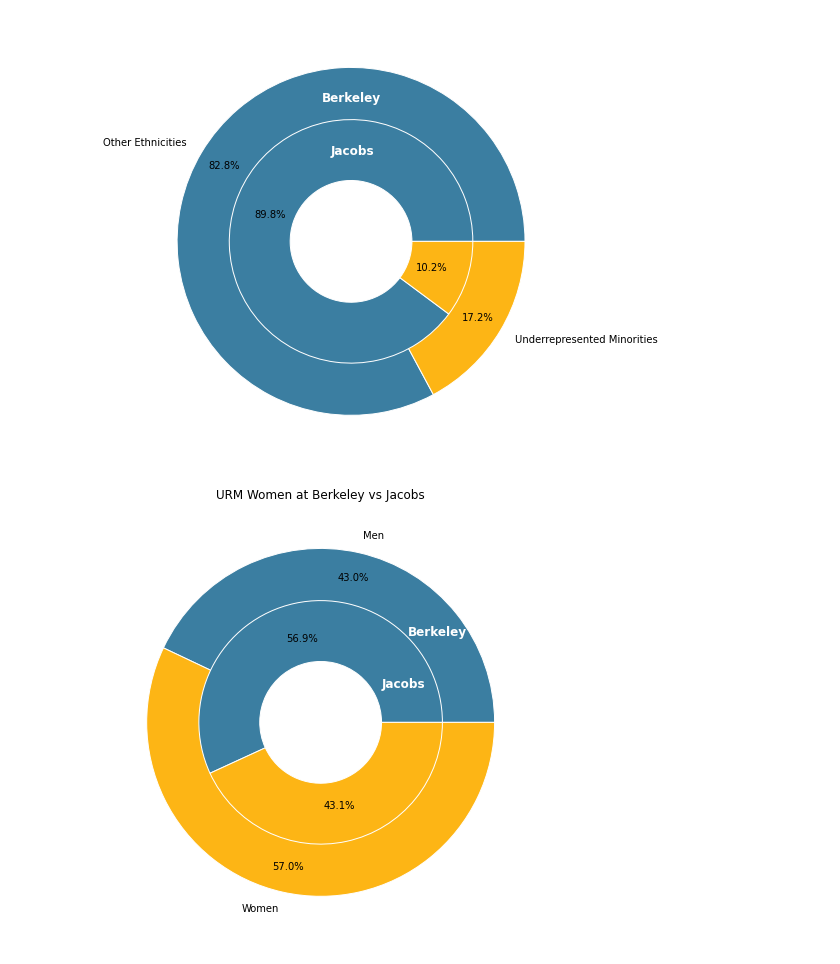
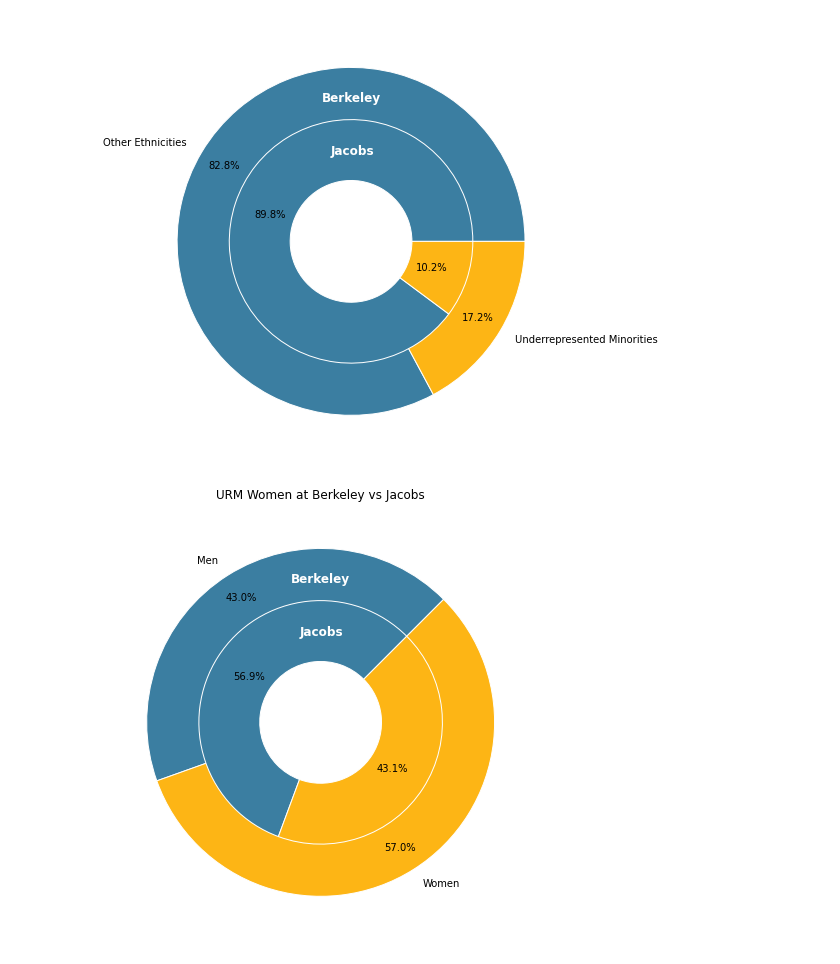
Before and after one commit to PaulDTP/Berkeley_Jacobs, a Jupyter notebook: urm_ls.ipynb, the cells around one changed output. Cells and saved outputs as stored; diff of their text form; code cells hidden in the pictures.

```diff
--- a/urm_ls.ipynb
+++ b/urm_ls.ipynb
@@ -193,20 +204,21 @@ women_jacobs = ethnicities.groupby(['Ethnicity','Gender']).count()[['ppsk']].loc
 # %%
 fig, ax = plt.subplots(figsize=(12,8))
 font = {'family': 'sans-serif',
         'color':  'white',
         'weight': 'bold',
         'size': 12
         }
 size = 0.3
 ax.pie(urms_women, radius=1.0, colors=blue_gold,
-       wedgeprops=dict(width=.35, edgecolor='w'), labels=urms_women.index, autopct="%.1f%%", pctdistance=.85)
+       wedgeprops=dict(width=.35, edgecolor='w'), labels=urms_women.index, autopct="%.1f%%", pctdistance=.85, startangle=45)
 
 ax.pie(women_jacobs, radius=1-size, colors=blue_gold,
-       wedgeprops=dict(width=.35, edgecolor='w'), autopct="%.1f%%", pctdistance=0.7)
-ax.text(.35,.2,"Jacobs", fontdict=font)
-ax.text(.5,.5,"Berkeley", fontdict=font)
-
+       wedgeprops=dict(width=.35, edgecolor='w'), autopct="%.1f%%", pctdistance=0.7, startangle=45)
+'''ax.text(.35,.2,"Jacobs", fontdict=font)
+ax.text(.5,.5,"Berkeley", fontdict=font)'''
+ax.text(-.12,.5,"Jacobs", fontdict=font)
+ax.text(-.17,.8,"Berkeley", fontdict=font)
 ax.set(aspect="equal", title='URM Women at Berkeley vs Jacobs')
 plt.show()
 # %% [output]
-[figure, old version]
+[figure, new version]
```
Also changed, not shown: parts of 7 cells of this notebook, 4 other files.
